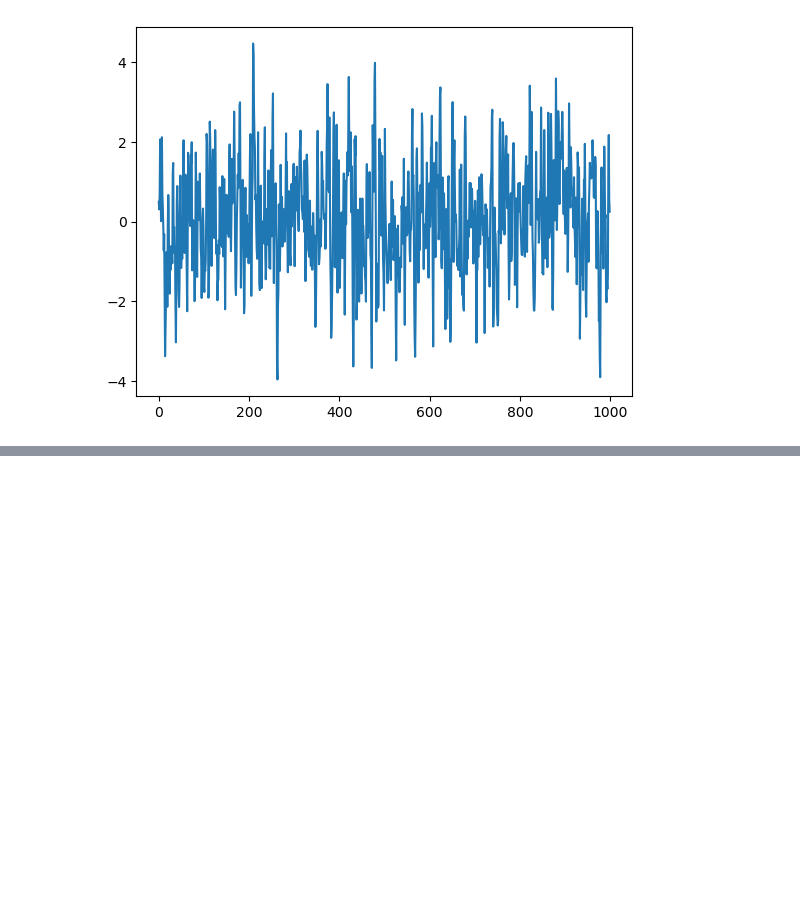
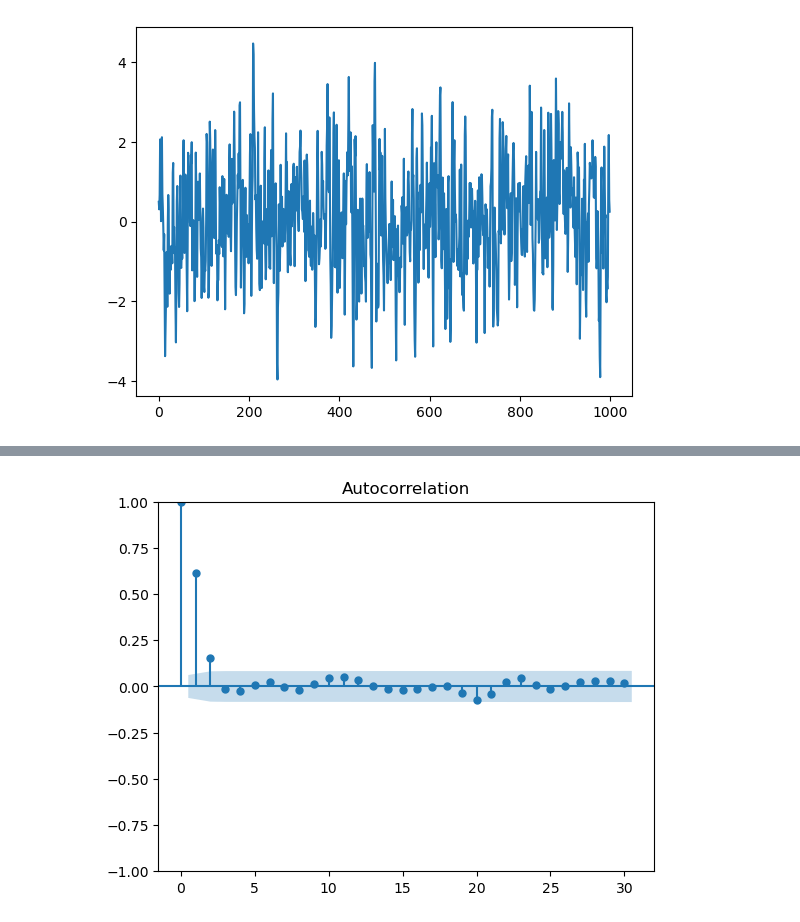
Before and after one commit to Daveztat/SARIMA_LTSM, a Jupyter notebook: SARIMA.ipynb, the cells around one changed output, grey strips where cells are left out. Drawn from its saved outputs; the diff is of its cells as text; code cells hidden in the pictures; blank space fills up the shorter version.

```diff
--- a/SARIMA.ipynb
+++ b/SARIMA.ipynb
@@ -20,0 +37,4 @@ ax.plot(MA2_process)
+# %%
+plot_acf(MA2_process);
+# %% [output]
+[figure, added]
```
Also changed, not shown: parts of 4 cells of this notebook.
